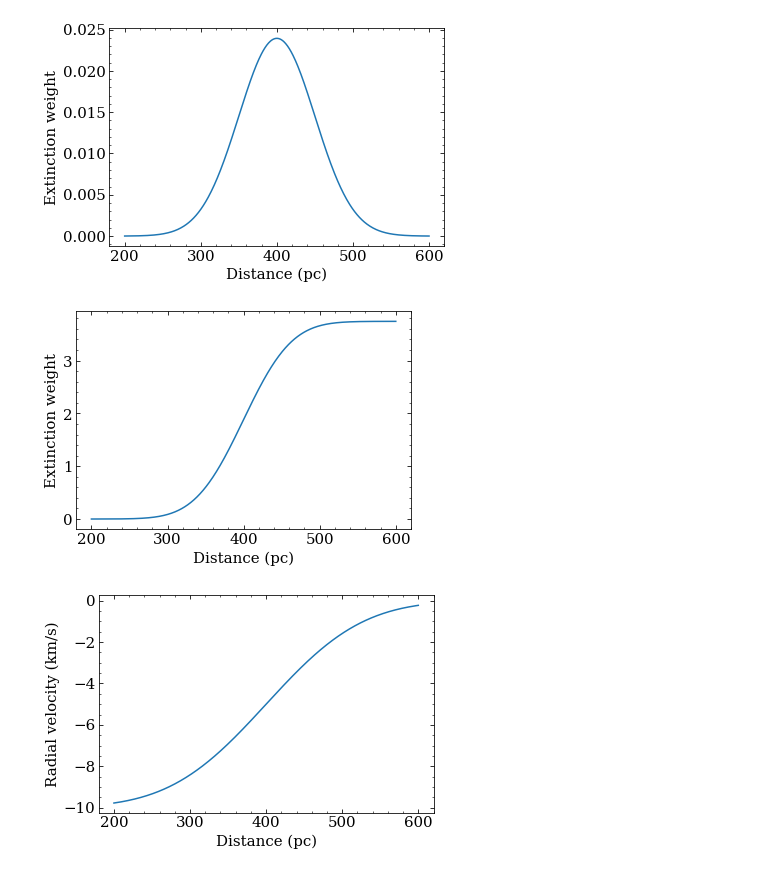
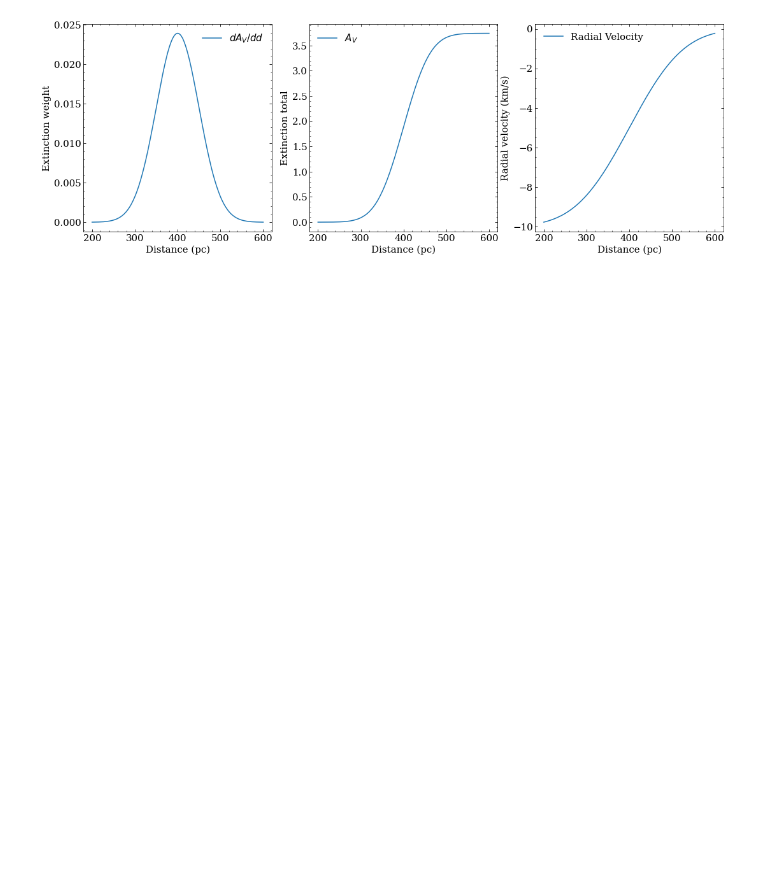
Before and after one commit to aidantmcb/DIBModeling, a Jupyter notebook: model.ipynb, the cells around one changed output. Saved outputs shown, nothing was run; the diff lists cells and outputs as text; code cells hidden in the pictures; blank space fills up the shorter version.

```diff
--- a/model.ipynb
+++ b/model.ipynb
@@ -30,33 +30,33 @@ matplotlib.rcParams.update({'xtick.labelsize':15,
 # %%
 def density(distance, d0 = 400, width = 50, A = 3):
     # return A * np.exp(-(distance - d0)**2 / (2 * width**2))
     return A * norm.pdf(distance, d0, width)
 def extinction(distance, d0 = 400, width = 50, A = 3):
     return A * norm.pdf(distance, d0, width)
-
 def rvelo(distance, d0 = 400, v0 = -10 , vdisp = 100):
     return  v0 * (1-  norm.cdf(distance, d0,  vdisp))
 
 
 distance = np.linspace(200, 600, 500)
 
-# plt.plot(distance, density(distance))
-plt.plot(distance, extinction(distance))
-plt.xlabel('Distance (pc)')
-plt.ylabel('Extinction weight')
+fig, axs = plt.subplots(nrows = 1, ncols = 3, figsize = (18, 6))
+axs[0].plot(distance, extinction(distance), label = '$dA_V / dd$')
+axs[0].set_xlabel('Distance (pc)')
+axs[0].set_ylabel('Extinction weight')
+axs[0].legend()
+
+axs[1].plot(distance, np.cumsum(extinction(distance)), label = '$A_V$')
+axs[1].set_xlabel('Distance (pc)')
+axs[1].set_ylabel('Extinction total')
+axs[1].legend()
+
+
+
+axs[2].plot(distance, rvelo(distance), label = 'Radial Velocity')
+axs[2].set_xlabel('Distance (pc)')
+axs[2].set_ylabel('Radial velocity (km/s)')
+axs[2].legend()
 plt.show()
-
-plt.plot(distance, np.cumsum(extinction(distance)))
-plt.xlabel('Distance (pc)')
-plt.ylabel('Extinction weight')
-plt.show()
-
-plt.plot(distance, rvelo(distance))
-plt.xlabel('Distance (pc)')
-plt.ylabel('Radial velocity (km/s)')
-plt.show()
 # %% [output]
-[figure, old version]
+[figure, new version]
-[figure, removed]
-[figure, removed]
 # %%
```
Also changed, not shown: parts of 3 cells of this notebook.
